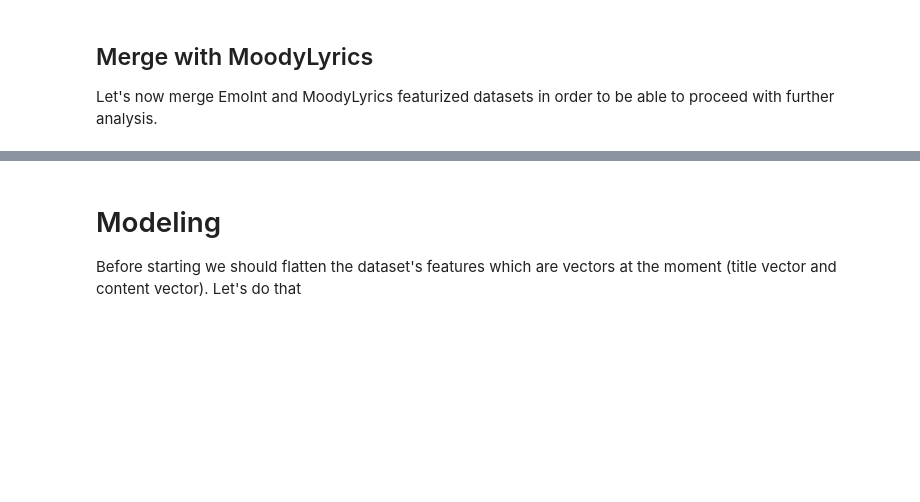
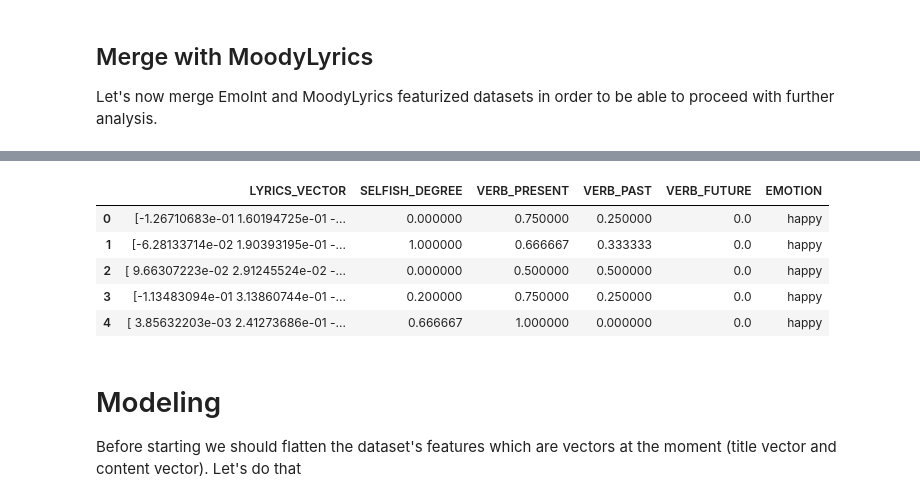
Before and after one commit to sgiammy/emotion-patterns-in-music-playlists, a Jupyter notebook: src/EmoInt.ipynb, the cells around one changed output, grey strips where cells are left out. Cells and saved outputs as stored; diff of their text form; code cells hidden in the pictures; blank space fills up the shorter version.

```diff
--- a/src/EmoInt.ipynb
+++ b/src/EmoInt.ipynb
@@ -74,3 +84,14 @@ dataset.describe()
+# %%
+dataset = dataset[['LYRICS_VECTOR', 'SELFISH_DEGREE', 'VERB_PRESENT', 'VERB_PAST', 'VERB_FUTURE', 'EMOTION']]
+# %%
+dataset.head(5)
+# %% [output]
+|  | LYRICS_VECTOR | SELFISH_DEGREE | VERB_PRESENT | VERB_PAST | VERB_FUTURE | EMOTION |
+| 0 | [-1.26710683e-01 1.60194725e-01 -... | 0.000000 | 0.750000 | 0.250000 | 0.0 | happy |
+| 1 | [-6.28133714e-02 1.90393195e-01 -... | 1.000000 | 0.666667 | 0.333333 | 0.0 | happy |
+| 2 | [ 9.66307223e-02 2.91245524e-02 -... | 0.000000 | 0.500000 | 0.500000 | 0.0 | happy |
+| 3 | [-1.13483094e-01 3.13860744e-01 -... | 0.200000 | 0.750000 | 0.250000 | 0.0 | happy |
+| 4 | [ 3.85632203e-03 2.41273686e-01 -... | 0.666667 | 1.000000 | 0.000000 | 0.0 | happy |
 # %% [markdown]
 # Modeling
 
```
Also changed, not shown: parts of 15 cells of this notebook, 10 other files.
